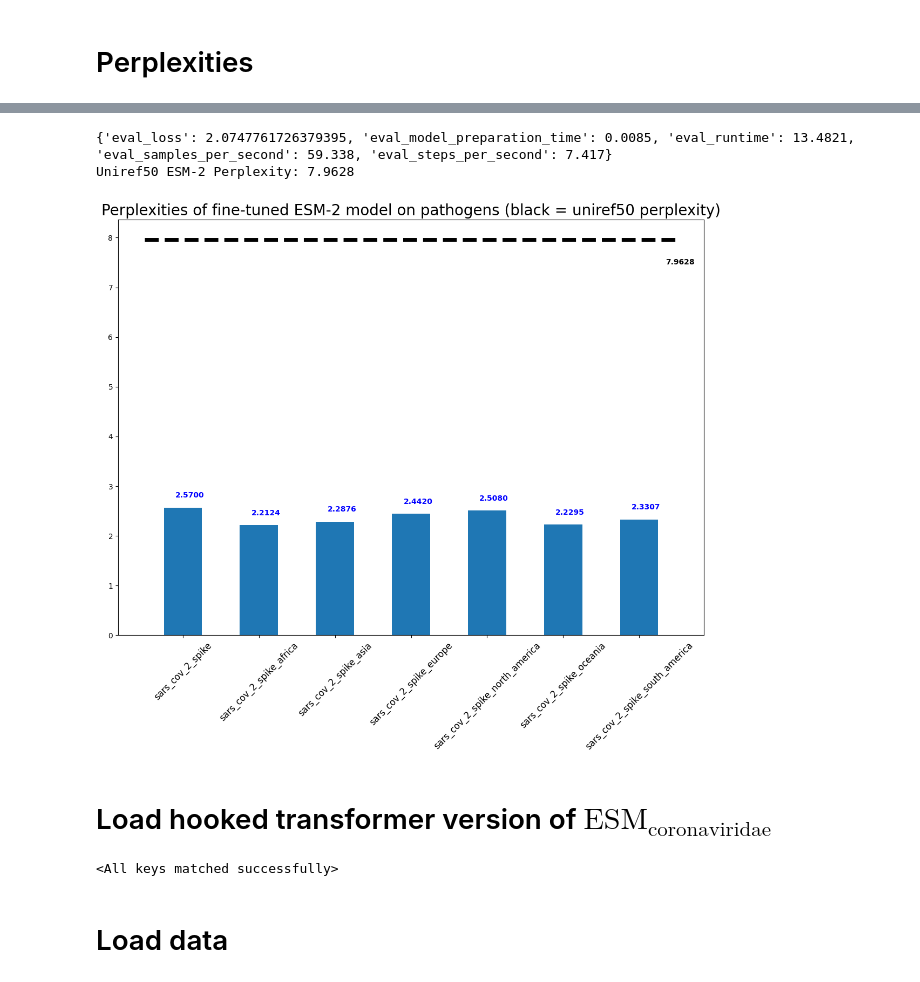
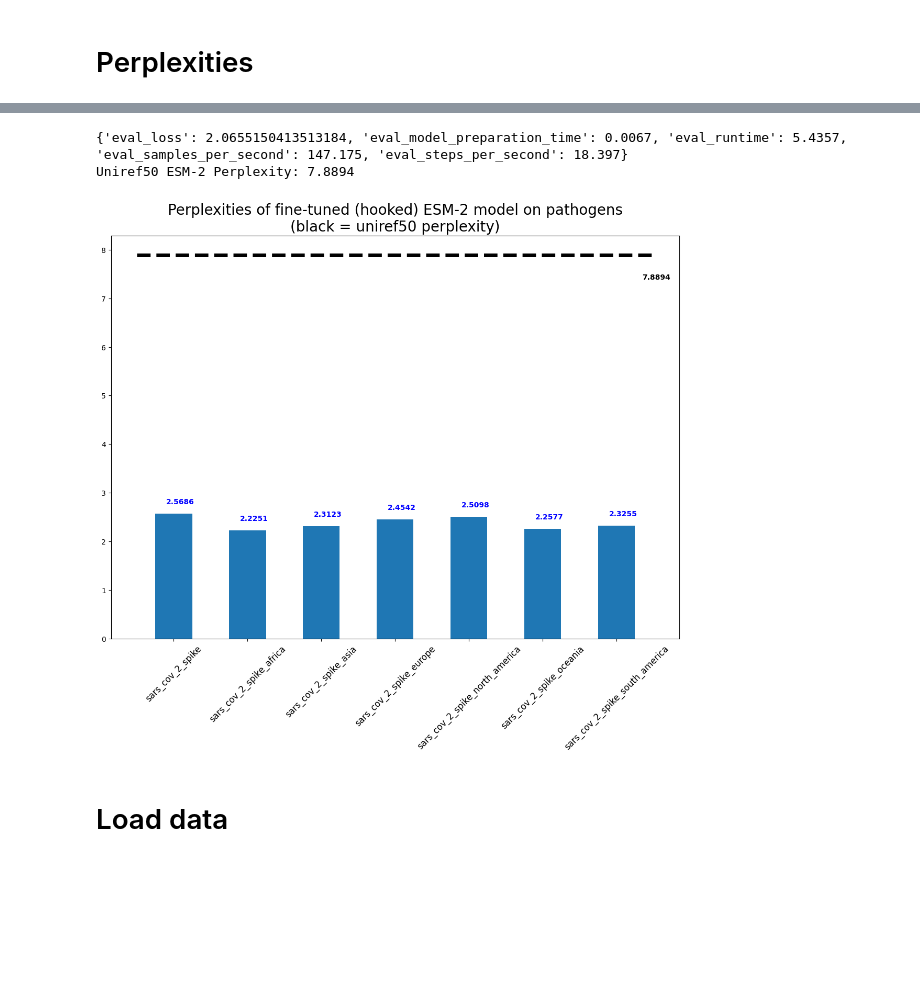
Before and after one commit to blab/mutational-embedding-vectors, a Jupyter notebook: notebooks/ex32_covarying_sites.ipynb, the cells around one changed output, grey strips where cells are left out. Saved outputs shown, nothing was run; the diff lists cells and outputs as text; code cells hidden in the pictures; blank space fills up the shorter version.

Commit message:
got coronaviridae working

```diff
--- a/notebooks/ex32_covarying_sites.ipynb
+++ b/notebooks/ex32_covarying_sites.ipynb
@@ -141,3 +191,29 @@ tokenizer = EsmTokenizer(**tokenizer_config)
+# %%
+# 1. Define the wrapper class
+class HFHookedTransformerWrapper(nn.Module):
+    def __init__(self, hooked_model: HookedTransformer, lm_head=esm_disp.lm_head):
+        super().__init__()
+        self.model = hooked_model
+        # Trainer checks configuration attributes; forward this if needed
+        self.config = hooked_model.cfg
+        self.lm_head = lm_head
+
+    def forward(self, input_ids, attention_mask=None, labels=None, **kwargs):
+        # By setting return_type="loss", HookedTransformer calculates cross-entropy loss internally
+        # if labels (tokens) are provided.
+        if labels is not None:
+            logits = self.lm_head(self.model(input_ids))
+            loss = nn.functional.cross_entropy(logits.view(-1, logits.shape[-1]), labels.view(-1))
+        else:
+            logits = self.lm_head(self.model(input_ids))
+            loss = None
+
+        return modeling_outputs.CausalLMOutputWithPast(
+            loss=loss,
+            logits=logits,
+        )
+# %%
+wrapped_transformer = HFHookedTransformerWrapper(hooked_model=hooked_esm)
 # %% [markdown]
 # Perplexities
 # %%
@@ -231,8 +315,13 @@ data_collator = DataCollatorForLanguageModeling(tokenizer=tokenizer,return_tenso
 os.environ["WANDB_DISABLED"] = "true"
 
 # evaluate ESM-2 model on uniref50
+# evaluator = Trainer(
+#   model=esm_disp,
+#   data_collator=data_collator,
+#   eval_dataset=uniref_dataset[:800]["input_ids"],
+# )
 evaluator = Trainer(
-  model=esm_disp,
+  model=wrapped_transformer,
   data_collator=data_collator,
   eval_dataset=uniref_dataset[:800]["input_ids"],
 )
@@ -240,20 +329,18 @@ uniref_results = evaluator.evaluate()
 pathogen_perplexities["uniref50"] = math.exp(uniref_results['eval_loss'])
 print(f"Uniref50 ESM-2 Perplexity: {pathogen_perplexities['uniref50']:.4f}\n")
 # %% [output]
-{'eval_loss': 2.0747761726379395, 'eval_model_preparation_time': 0.0085, 'eval_runtime': 13.4821, 'eval_samples_per_second': 59.338, 'eval_steps_per_second': 7.417}
-Uniref50 ESM-2 Perplexity: 7.9628
+{'eval_loss': 2.0655150413513184, 'eval_model_preparation_time': 0.0067, 'eval_runtime': 5.4357, 'eval_samples_per_second': 147.175, 'eval_steps_per_second': 18.397}
+Uniref50 ESM-2 Perplexity: 7.8894
 # %%
 fig, ax = plt.subplots(1,1,figsize=(14,10))
-ax.set_title("Perplexities of fine-tuned ESM-2 model on pathogens (black = uniref50 perplexity)",fontsize=20)
+ax.set_title("Perplexities of fine-tuned (hooked) ESM-2 model on pathogens\n(black = uniref50 perplexity)",fontsize=20)
 ax.bar(x=virus_dsets, height=[pathogen_perplexities[p] for p in virus_dsets], width=0.5)
 ax.tick_params("x", rotation=45, labelsize=12)
 ax.plot([-0.5,len(virus_dsets) - .5], [pathogen_perplexities["uniref50"] for _ in range(2)], linestyle="dashed", color="black", linewidth=5)
 for i,v in enumerate([pathogen_perplexities[p] for p in virus_dsets]):
     ax.text(i-0.1, v+0.2, f"{v:.4f}", color='blue', fontweight='bold')
 
 ax.text(len(virus_dsets) - 0.65, pathogen_perplexities["uniref50"] - .5, f"{pathogen_perplexities['uniref50']:.4f}", color="black", fontweight="bold")
 fig.show()
 # %% [output]
-[figure, old version]
+[figure, new version]
-# %% [markdown]
-# Load hooked transformer version of $\text{ESM}_{\text{coronaviridae}}$
@@ -265,4 +346,0 @@ hooked_esm = HookedTransformer(hooked_esm_config)
-# %%
-print(hooked_esm.load_state_dict(interp_utils.get_hooked_state_dict(esm_disp.state_dict(), hooked_esm_config)))
-# %% [output]
-<All keys matched successfully>
```
Also changed, not shown: parts of 25 cells of this notebook.
